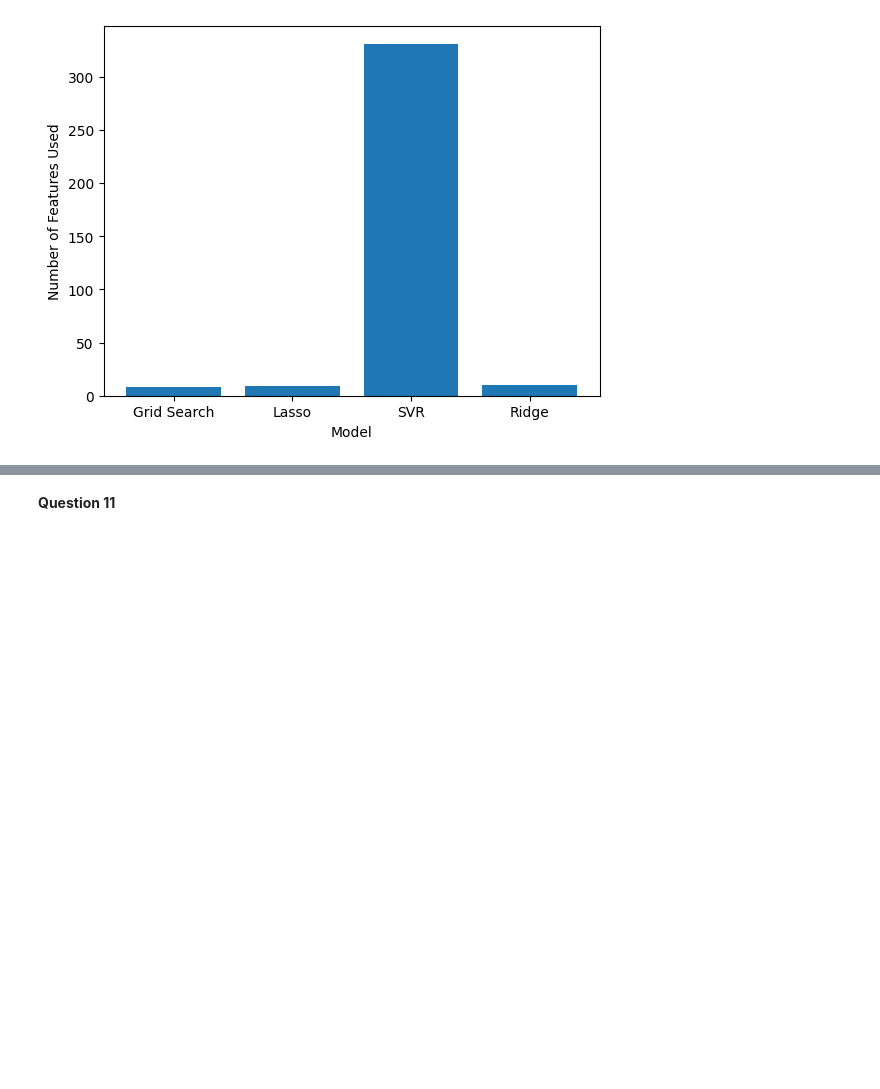
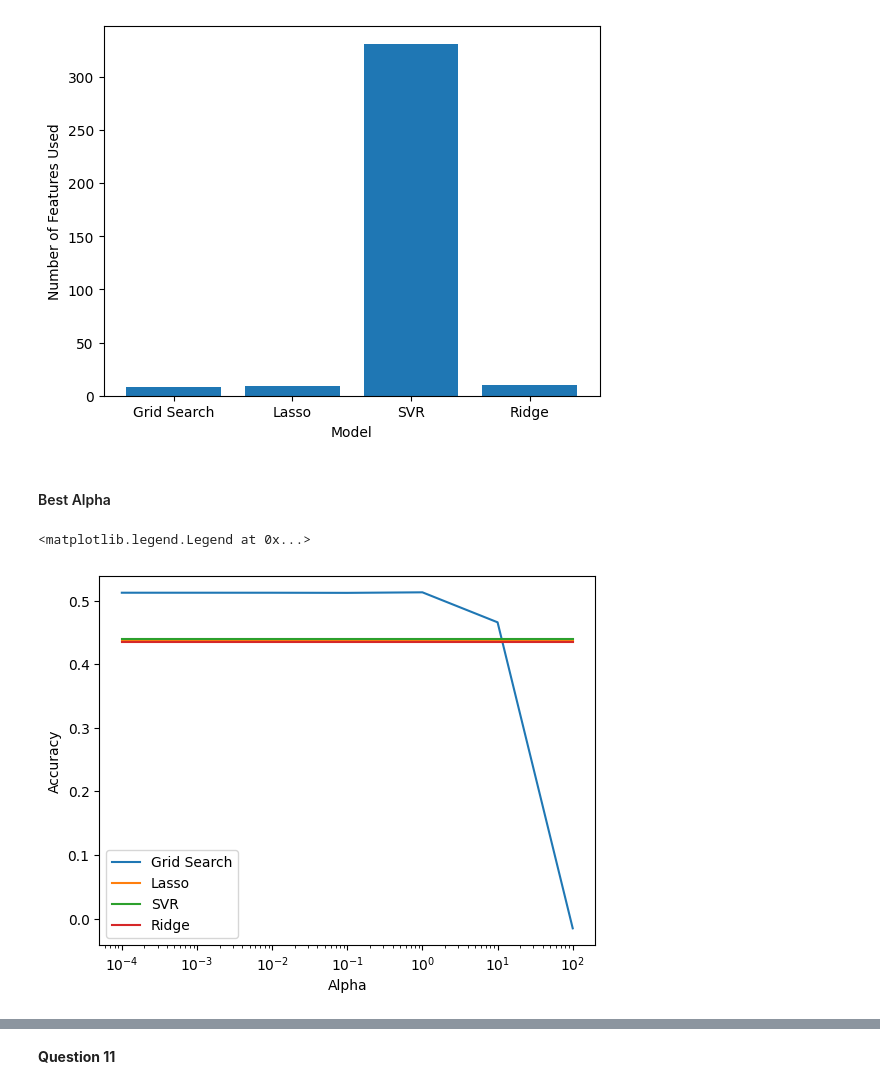
Before and after one commit to mbeps/Machine-Learning-Assignment-2, a Jupyter notebook: Assignment_2.ipynb, the cells around one changed output, grey strips where cells are left out. Drawn from its saved outputs; the diff is of its cells as text; code cells hidden in the pictures; blank space fills up the shorter version.

```diff
--- a/Assignment_2.ipynb
+++ b/Assignment_2.ipynb
@@ -362,3 +370,18 @@ plt.xlabel('Model')
 # %% [output]
 Text(0.5, 0, 'Model')
 [figure]
+# %% [markdown]
+#### Best Alpha
+# %%
+# compare alpha values for all models
+plt.plot([0.0001, 0.001, 0.01, 0.1, 1, 10, 100], grid.cv_results_['mean_test_score'], label='Grid Search')
+plt.plot([0.0001, 0.001, 0.01, 0.1, 1, 10, 100], [lasso.score(X_test_scaled, y_test)] * 7, label='Lasso')
+plt.plot([0.0001, 0.001, 0.01, 0.1, 1, 10, 100], [svr.score(X_test_scaled, y_test)] * 7, label='SVR')
+plt.plot([0.0001, 0.001, 0.01, 0.1, 1, 10, 100], [ridge.score(X_test, y_test)] * 7, label='Ridge')
+plt.ylabel('Accuracy')
+plt.xlabel('Alpha')
+plt.xscale('log')
+plt.legend()
+# %% [output]
+<matplotlib.legend.Legend at 0x...>
+[figure, added]
```
Also changed, not shown: parts of 5 cells of this notebook.
